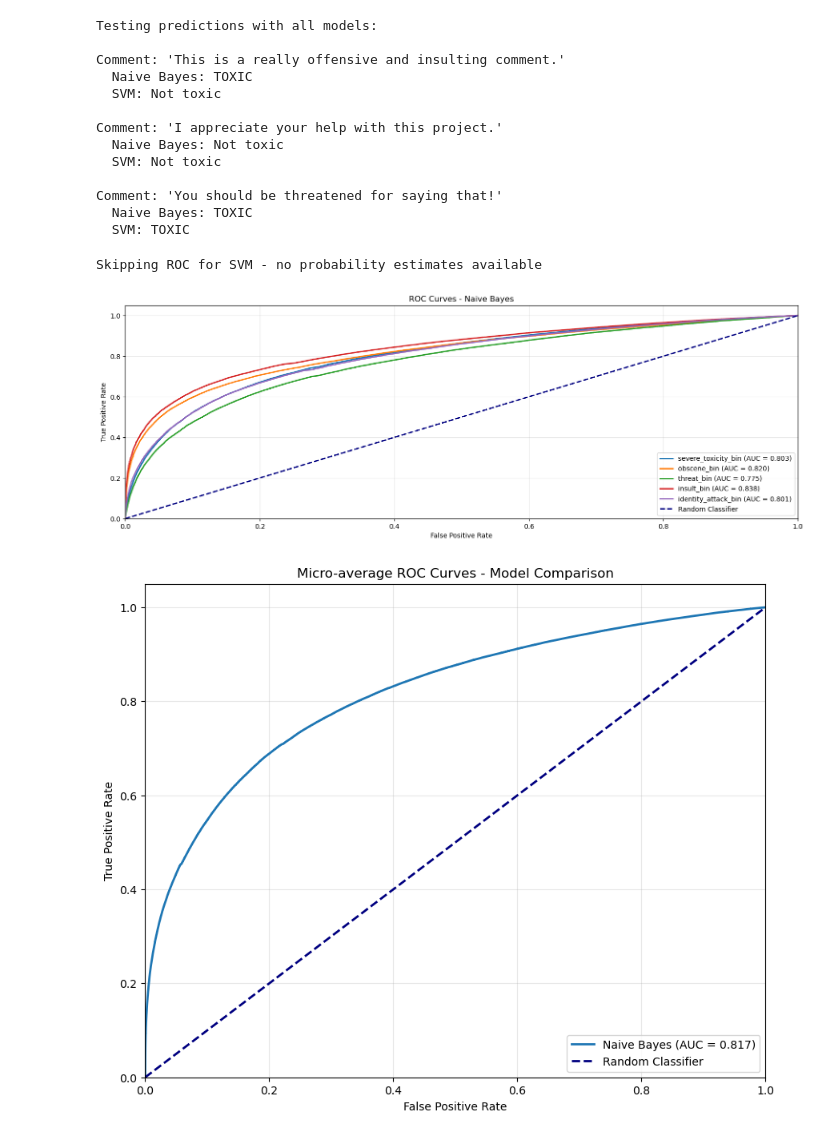
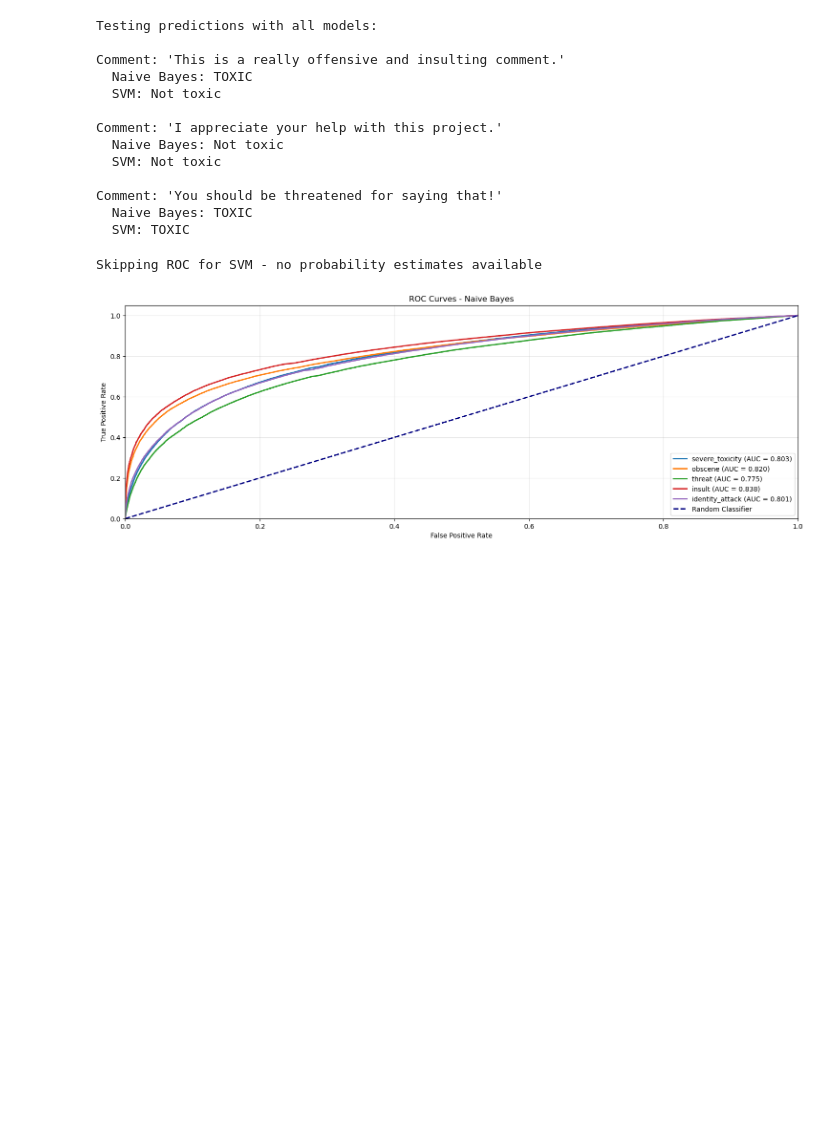
Before and after one commit to mkmkdope/text_classification, a Jupyter notebook: NaiveBayes_SVM.ipynb, the cells around one changed output. Saved outputs shown, nothing was run; the diff lists cells and outputs as text; code cells hidden in the pictures; blank space fills up the shorter version.

```diff
--- a/NaiveBayes_SVM.ipynb
+++ b/NaiveBayes_SVM.ipynb
@@ -71,0 +54,8 @@ Toxic comments: 534630
+# %%
+# 1. Multi-Label Targets -> Binary
+toxicity_columns = ['severe_toxicity', 'obscene', 'threat', 'insult', 'identity_attack']
+for col in toxicity_columns:
+    df[col] = (df[col] > 0).astype(int)
+
+target_labels = ['severe_toxicity', 'obscene', 'threat', 'insult', 'identity_attack']
+y = df[target_labels]
@@ -417,7 +402,7 @@ Comment: 'You should be threatened for saying that!'
   Naive Bayes: TOXIC
   SVM: TOXIC
 # %%
-# ROC Curves for each model (all classes on one plot per model)
+# ROC Curves for each model
 plt.figure(figsize=(15, 5 * len(models)))
 
 for i, (model_name, result) in enumerate(results.items()):
@@ -426,58 +411,32 @@ for i, (model_name, result) in enumerate(results.items()):
     # Skip models without probability estimates
     if y_pred_proba is None:
         print(f"Skipping ROC for {model_name} - no probability estimates available")
         continue
 
     # Create subplot for each model
     plt.subplot(len(models), 1, i+1)
 
     # Plot ROC curve for each class
     for class_idx, label in enumerate(target_labels):
         fpr, tpr, _ = roc_curve(y_test.iloc[:, class_idx], y_pred_proba[:, class_idx])
         roc_auc = auc(fpr, tpr)
         plt.plot(fpr, tpr, lw=2, label=f'{label} (AUC = {roc_auc:.3f})')
 
     # Plot random classifier line
     plt.plot([0, 1], [0, 1], color='navy', lw=2, linestyle='--', label='Random Classifier')
 
     # Customize plot
     plt.xlim([0.0, 1.0])
     plt.ylim([0.0, 1.05])
     plt.xlabel('False Positive Rate')
     plt.ylabel('True Positive Rate')
     plt.title(f'ROC Curves - {model_name}')
     plt.legend(loc="lower right")
     plt.grid(True, alpha=0.3)
 
 plt.tight_layout()
 plt.show()
-
-# Micro-average ROC curve comparison across all models
-plt.figure(figsize=(10, 8))
-
-for model_name, result in results.items():
-    y_pred_proba = result['y_pred_proba']
-
-    if y_pred_proba is not None:
-        # Micro-average ROC curve
-        fpr, tpr, _ = roc_curve(y_test.values.ravel(), y_pred_proba.ravel())
-        roc_auc = auc(fpr, tpr)
-        plt.plot(fpr, tpr, lw=2, label=f'{model_name} (AUC = {roc_auc:.3f})')
-
-# Plot random classifier line
-plt.plot([0, 1], [0, 1], color='navy', lw=2, linestyle='--', label='Random Classifier')
-
-# Customize plot
-plt.xlim([0.0, 1.0])
-plt.ylim([0.0, 1.05])
-plt.xlabel('False Positive Rate')
-plt.ylabel('True Positive Rate')
-plt.title('Micro-average ROC Curves - Model Comparison')
-plt.legend(loc="lower right")
-plt.grid(True, alpha=0.3)
-plt.show()
 # %% [output]
 Skipping ROC for SVM - no probability estimates available
-[figure, old version]
+[figure, new version]
-[figure, removed]
 # %%
```
Also changed, not shown: parts of 13 cells of this notebook.
